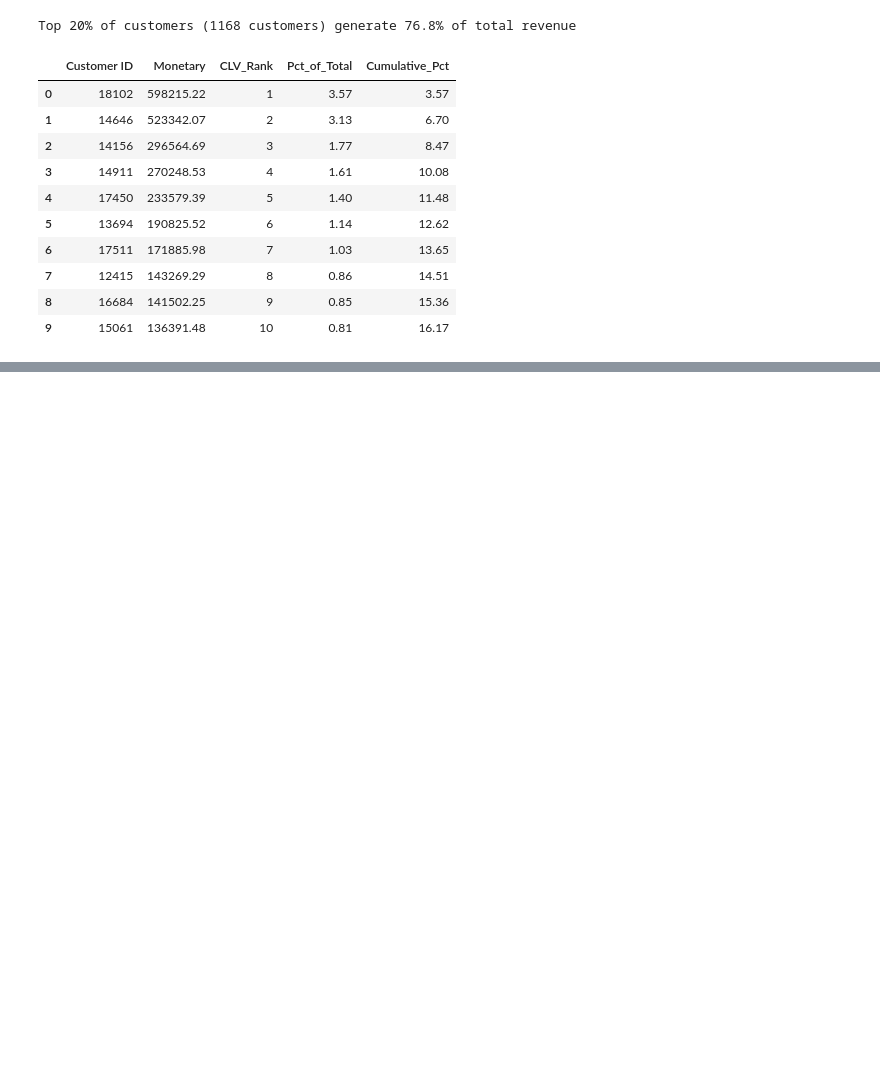
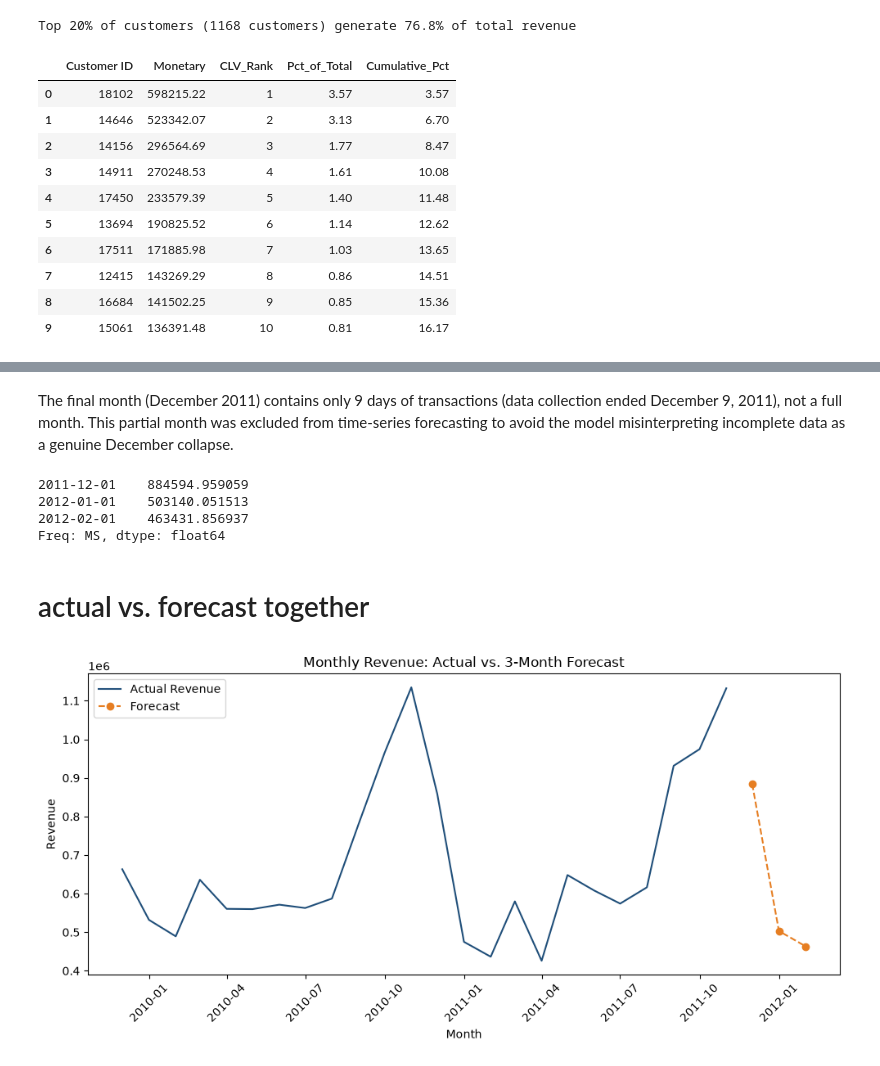
Before and after one commit to dennismwangi001/ecommerce-retention-clv, a Jupyter notebook: notebooks/01_data_exploration.ipynb, the cells around one changed output, grey strips where cells are left out. Drawn from its saved outputs; the diff is of its cells as text; code cells hidden in the pictures; blank space fills up the shorter version.

Commit message:
Add Q4 Revenue forecast insights

```diff
--- a/notebooks/01_data_exploration.ipynb
+++ b/notebooks/01_data_exploration.ipynb
@@ -174,3 +174,10 @@ Top 20% of customers (1168 customers) generate 76.8% of total revenue
 | 9 | 15061 | 136391.48 | 10 | 0.81 | 16.17 |
 # %%
 clv_ranked.to_csv('../data/processed/clv_ranked.csv', index=False)
+# %%
+df_customers['InvoiceMonth'] = df_customers['InvoiceDate'].dt.to_period('M')
+monthly_revenue = df_customers.groupby('InvoiceMonth')['LineRevenue'].sum().reset_index()
+monthly_revenue['InvoiceMonth'] = monthly_revenue['InvoiceMonth'].dt.to_timestamp()
+
+print(monthly_revenue.shape)
+monthly_revenue
@@ -176,0 +207,5 @@ clv_ranked.to_csv('../data/processed/clv_ranked.csv', index=False)
+# %%
+# Exclude the partial final month before forecasting
+monthly_revenue_full = monthly_revenue[monthly_revenue['InvoiceMonth'] < '2011-12-01'].copy()
+print(monthly_revenue_full.shape)
+monthly_revenue_full.tail()
@@ -176,0 +220,38 @@ clv_ranked.to_csv('../data/processed/clv_ranked.csv', index=False)
+# %% [markdown]
+ The final month (December 2011) contains only 9 days of transactions
+  (data collection ended December 9, 2011), not a full month. This
+  partial month was excluded from time-series forecasting to avoid the
+  model misinterpreting incomplete data as a genuine December collapse.
+# %%
+from statsmodels.tsa.holtwinters import ExponentialSmoothing
+
+ts = monthly_revenue_full.set_index('InvoiceMonth')['LineRevenue']
+
+model = ExponentialSmoothing(ts, trend='add', seasonal='add', seasonal_periods=12)
+fitted_model = model.fit()
+
+forecast = fitted_model.forecast(3)
+print(forecast)
+# %% [output]
+2011-12-01    884594.959059
+2012-01-01    503140.051513
+2012-02-01    463431.856937
+Freq: MS, dtype: float64
+# %% [markdown]
+# actual vs. forecast together
+# %%
+import matplotlib.pyplot as plt
+
+plt.figure(figsize=(10,5))
+plt.plot(ts.index, ts.values, label='Actual Revenue', color='#1F4E79')
+plt.plot(forecast.index, forecast.values, label='Forecast', color='#E67E22', linestyle='--', marker='o')
+plt.title('Monthly Revenue: Actual vs. 3-Month Forecast')
+plt.ylabel('Revenue')
+plt.xlabel('Month')
+plt.legend()
+plt.xticks(rotation=45)
+plt.tight_layout()
+plt.savefig('../dashboard/q4_revenue_forecast.png', dpi=150, bbox_inches='tight')
+plt.show()
+# %% [output]
+[figure, added]
```
Also changed, not shown: parts of 4 cells of this notebook, 3 other files.
